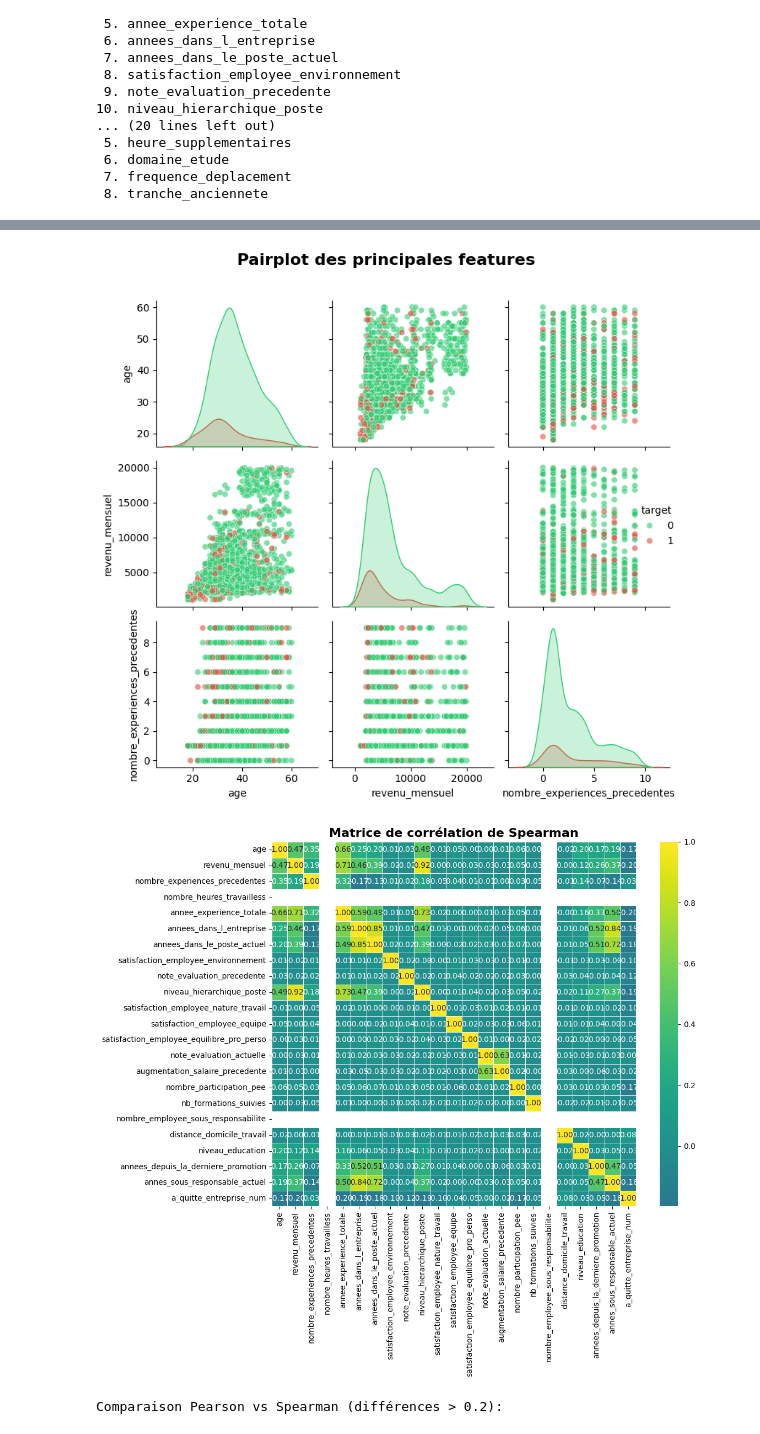
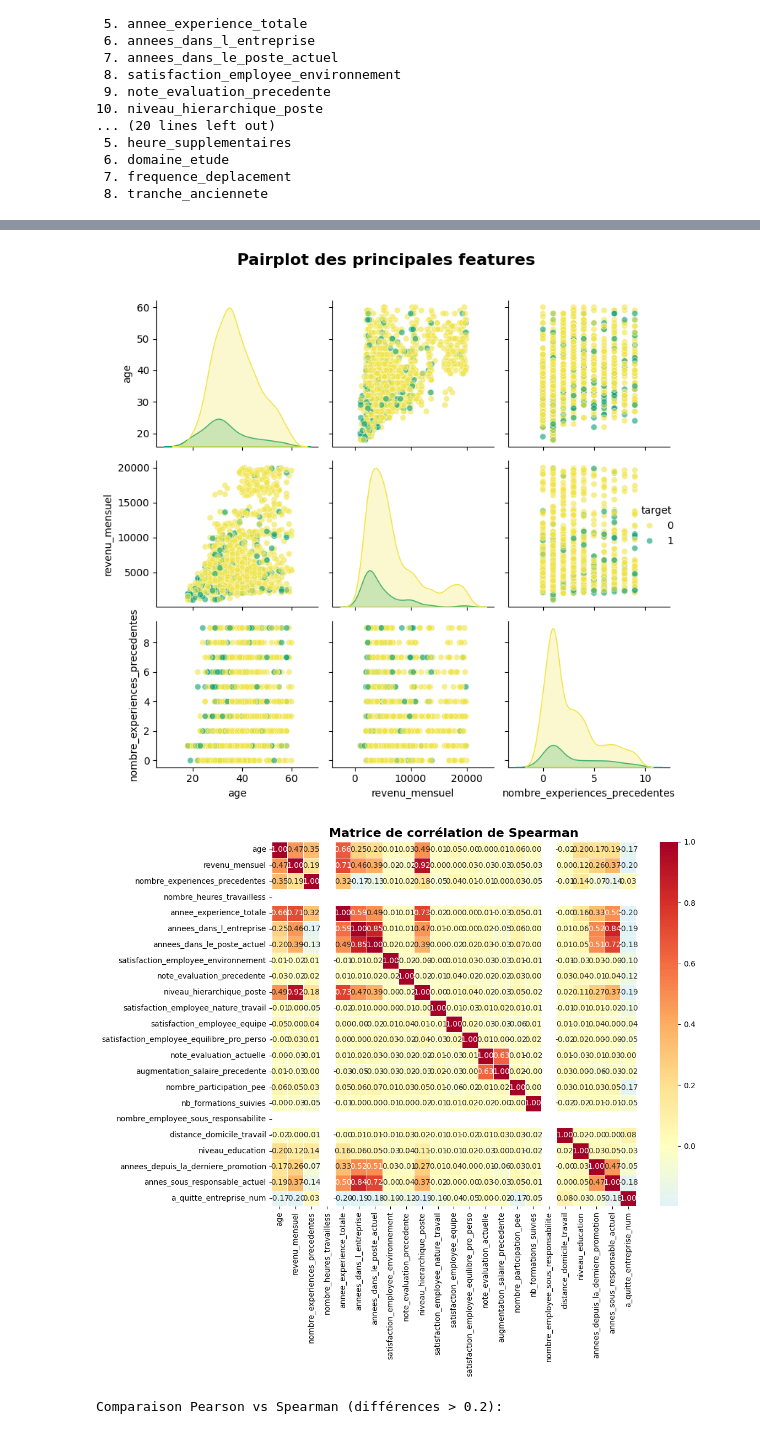
Before and after one commit to vler0ux/esn, a Jupyter notebook: 02_modelisation.ipynb, the cells around one changed output, grey strips where cells are left out. Saved outputs shown, nothing was run; the diff lists cells and outputs as text; code cells hidden in the pictures.

```diff
--- a/02_modelisation.ipynb
+++ b/02_modelisation.ipynb
@@ -364,35 +282,35 @@ selected_features = X_num.columns[:3]
 
 # Créer un DataFrame avec y pour colorer par classe
 df_pairplot = X_num[selected_features].copy()
 df_pairplot['target'] = y
 
-sns.pairplot(df_pairplot, hue='target', palette=['#2ecc71', '#e74c3c'],
+sns.pairplot(df_pairplot, hue='target', palette=['#F0E442', '#009E73'],
              diag_kind='kde', plot_kws={'alpha': 0.6})
 plt.suptitle('Pairplot des principales features', y=1.02, fontsize=16, fontweight='bold')
 plt.tight_layout()
 plt.show()
 
 # Matrice de corrélation de Spearman (pour corrélations non-linéaires monotones)
 spearman_matrix = X_num.corr(method='spearman')
 
 plt.figure(figsize=(12, 10))
-sns.heatmap(spearman_matrix, annot=True, fmt='.2f', cmap='viridis',
+sns.heatmap(spearman_matrix, annot=True, fmt='.2f', cmap='RdYlBu_r',
             center=0, square=True, linewidths=0.5)
 plt.title('Matrice de corrélation de Spearman', fontsize=16, fontweight='bold')
 plt.tight_layout()
 plt.show()
 
 # Comparer Pearson vs Spearman
 print("\nComparaison Pearson vs Spearman (différences > 0.2):")
 for i in range(len(correlation_matrix.columns)):
     for j in range(i+1, len(correlation_matrix.columns)):
         diff = abs(spearman_matrix.iloc[i, j] - correlation_matrix.iloc[i, j])
         if diff > 0.2:
             print(f"{correlation_matrix.columns[i]} vs {correlation_matrix.columns[j]}:")
             print(f"  Pearson: {correlation_matrix.iloc[i, j]:.3f}")
             print(f"  Spearman: {spearman_matrix.iloc[i, j]:.3f}")
             print(f"  Différence: {diff:.3f}\n")
 # %% [output]
-[figure, old version]
+[figure, new version]
-[figure, old version]
+[figure, new version]
 Comparaison Pearson vs Spearman (différences > 0.2):
```
Also changed, not shown: parts of 25 cells of this notebook, 1 other file.
